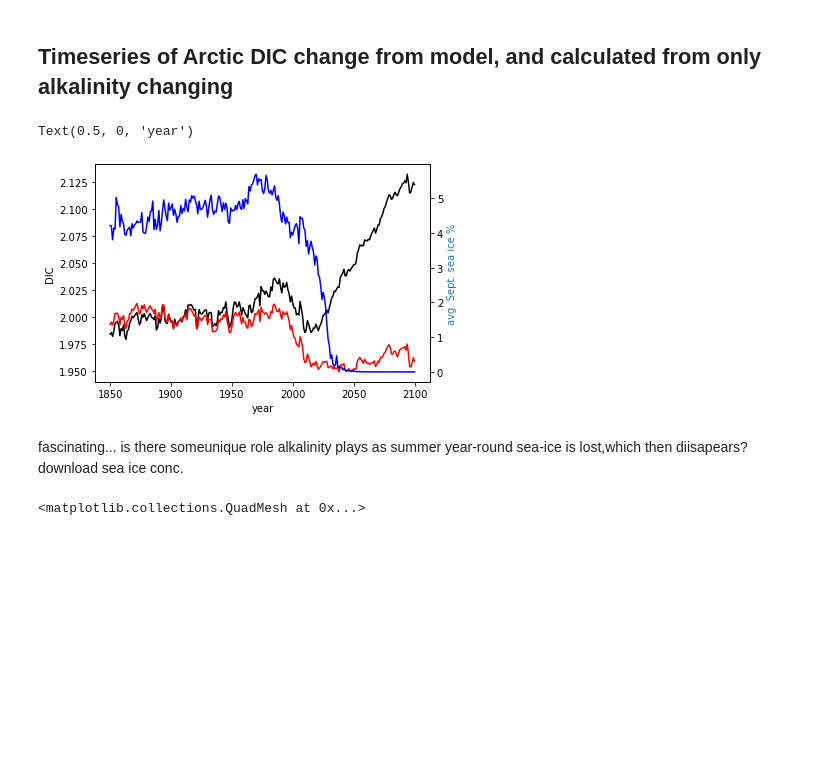
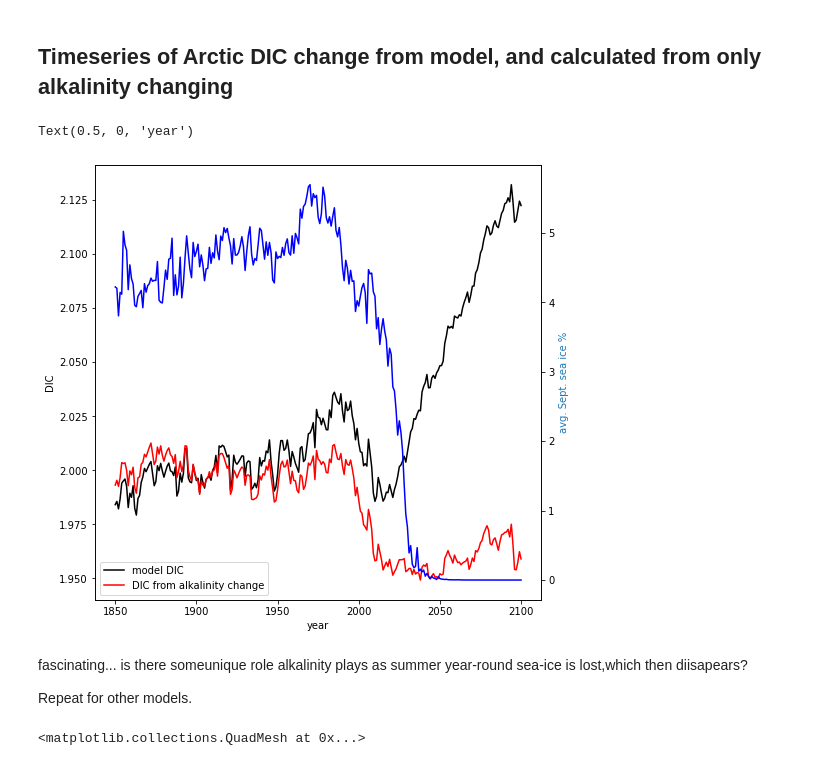
Before and after one commit to PaulHalloran/Jupiter_notebooks_halloran, a Jupyter notebook: alkalinit_driven_DIC_change.ipynb, the cells around one changed output. Drawn from its saved outputs; the diff is of its cells as text; code cells hidden in the pictures; blank space fills up the shorter version.

```diff
--- a/alkalinit_driven_DIC_change.ipynb
+++ b/alkalinit_driven_DIC_change.ipynb
@@ -489,26 +468,29 @@ except:
 # %%
 
 yrs = c_dissic_region1_avg.coord('year').points
 
-fig, ax1 = plt.subplots()
-ax1.plot(yrs,c_dissic_region1_avg.data,'k')
-ax1.plot(yrs,c_dissic_region2_avg.data,'r')
+fig, ax1 = plt.subplots(figsize=(8,8))
+ax1.plot(yrs,c_dissic_region1_avg.data,'k',label='model DIC')
+ax1.plot(yrs,c_dissic_region2_avg.data,'r',label='DIC from alkalinity change')
 ax1.set_ylabel('DIC')
+plt.legend(loc=3)
 
 ax2 = ax1.twinx()
 color = 'tab:blue'
 
 c_siconc_plot = c_siconc[c_siconc.coord('month').points == 'Sep']
 c_siconc_plot_yrs = c_siconc_plot.coord('year').points
 ax2.plot(c_siconc_plot_yrs,c_siconc_plot.data,'b')
 ax2.set_ylabel('avg. Sept. sea ice %', color=color)
 # ax2.set_ylim([3,8])
 ax1.set_xlabel('year')
 # %% [output]
 Text(0.5, 0, 'year')
-[figure, old version]
+[figure, new version]
 # %% [markdown]
-fascinating... is there someunique role alkalinity plays as summer year-round sea-ice is lost,which then diisapears? download sea ice conc.
+fascinating... is there someunique role alkalinity plays as summer year-round sea-ice is lost,which then diisapears?
+
+Repeat for other models.
 # %%
 qplt.pcolormesh(c_dissic_region1[0])
 # %% [output]
```
Also changed, not shown: parts of 6 cells of this notebook, 5 other files.
